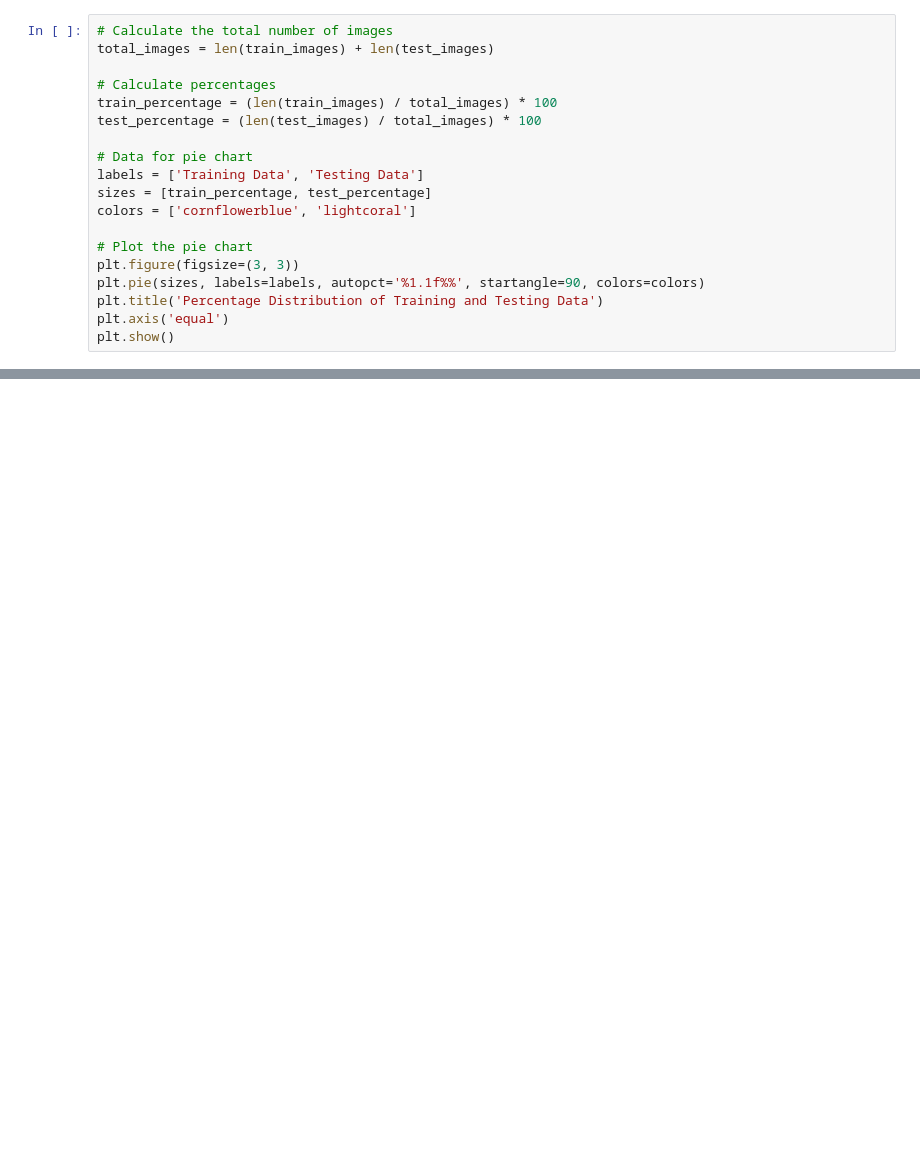
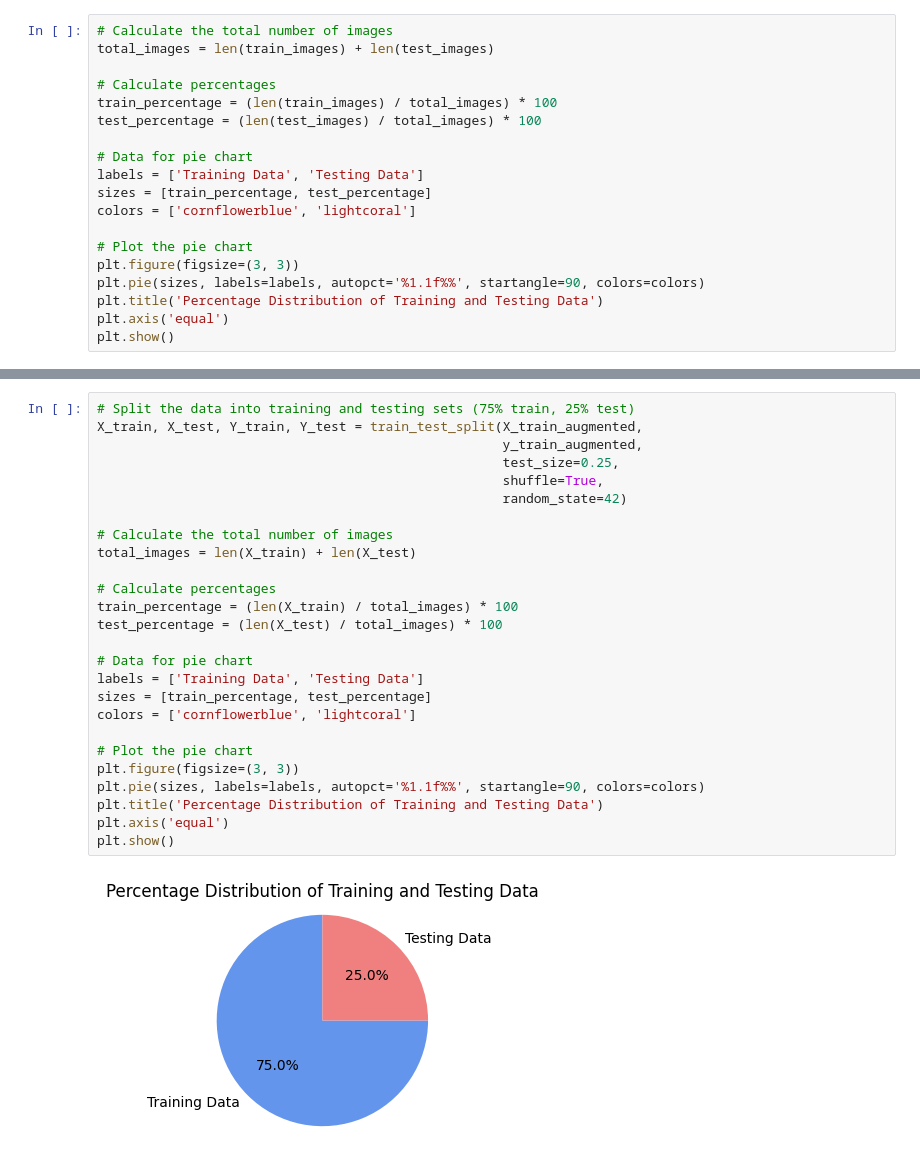
Before and after one commit to shaheryarahmed511-collab/FER, a Jupyter notebook: complete_notebook.ipynb, the cells around one changed output, grey strips where cells are left out. Drawn from its saved outputs; the diff is of its cells as text; blank space fills up the shorter version.

```diff
--- a/complete_notebook.ipynb
+++ b/complete_notebook.ipynb
@@ -205,0 +348,28 @@ for shape, count in sorted_shapes[:3]:
+# %%
+# Split the data into training and testing sets (75% train, 25% test)
+X_train, X_test, Y_train, Y_test = train_test_split(X_train_augmented,
+                                                    y_train_augmented,
+                                                    test_size=0.25,
+                                                    shuffle=True,
+                                                    random_state=42)
+
+# Calculate the total number of images
+total_images = len(X_train) + len(X_test)
+
+# Calculate percentages
+train_percentage = (len(X_train) / total_images) * 100
+test_percentage = (len(X_test) / total_images) * 100
+
+# Data for pie chart
+labels = ['Training Data', 'Testing Data']
+sizes = [train_percentage, test_percentage]
+colors = ['cornflowerblue', 'lightcoral']
+
+# Plot the pie chart
+plt.figure(figsize=(3, 3))
+plt.pie(sizes, labels=labels, autopct='%1.1f%%', startangle=90, colors=colors)
+plt.title('Percentage Distribution of Training and Testing Data')
+plt.axis('equal')
+plt.show()
+# %% [output]
+[figure, added]
```
Also changed, not shown: parts of 17 cells of this notebook.
